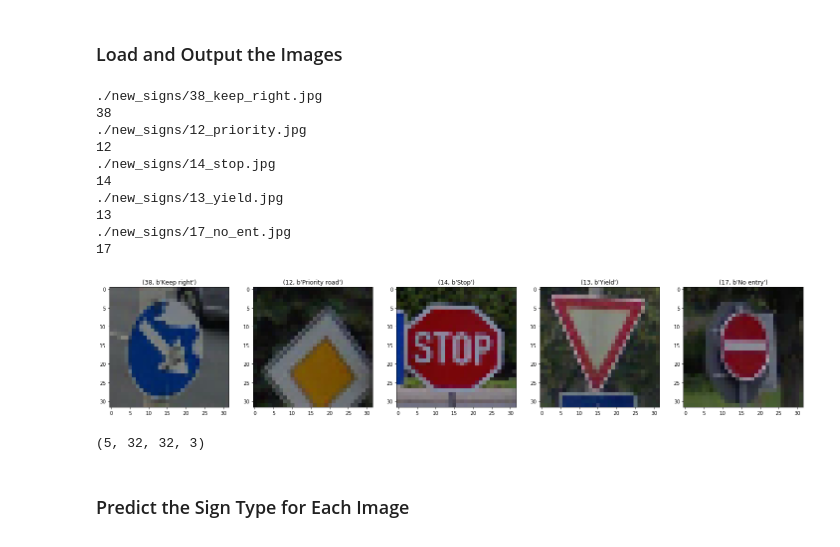
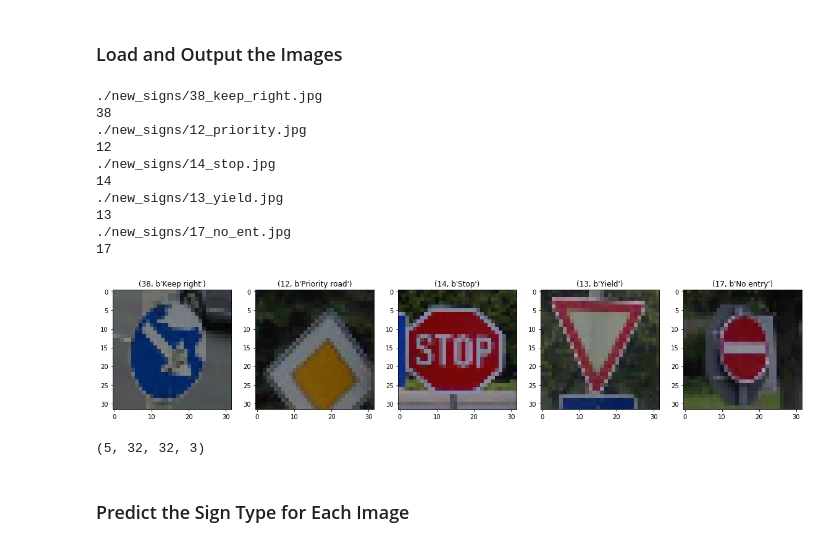
Before and after one commit to zhuangh/CarND-Traffic-Sign-Classifier-Project, a Jupyter notebook: Traffic_Sign_Classifier.ipynb, the cells around one changed output. Drawn from its saved outputs; the diff is of its cells as text; code cells hidden in the pictures.

```diff
--- a/Traffic_Sign_Classifier.ipynb
+++ b/Traffic_Sign_Classifier.ipynb
@@ -374,17 +336,10 @@ images_gray = {}
 labels_gray = {}
 for i in range(len(index_select)):
     index = index_select[i]
-    #.append(index)
     #print(label_name[y_train[index]])
     labels_gray[i] = label_name[y_train[index]][1].decode('ascii')
     images_gray[i] = X_train_gray[index]
 
-"""
-for i in range(plt_sz):
-    index = random.randint(0, n_train-1)
-    labels_gray[i] = label_name[y_train[index]][1].decode('ascii')
-    images_gray[i] = X_train_gray[index]
-"""
 
 plot_sign_images(images_gray, int(plt_sz/plt_per_line), plt_per_line , labels_gray, cmap='gray')
 # %% [output]
@@ -500,11 +455,6 @@ y_train = y_train_aug
 X_test = X_test_gray_norm
 X_valid = X_valid_gray_norm
 print(X_train.shape)
-"""
-X_train = X_train_rgb
-X_test = X_test_rgb
-X_valid = X_valid_rgb
-"""
 image_channels = X_train.shape[3]
 print("Image channels used:", image_channels)
 
@@ -636,8 +587,6 @@ import matplotlib.image as mpimg
 
 signs_from_web = []
 labels = []
-
-
 web_images = glob.glob('./new_signs/*.jpg')
 sign_names = label_name
 
@@ -648,58 +597,43 @@ for file in web_images:
     print(label)
     labels.append(label)
     img = mpimg.imread(file)
-    #print(img)
-    #plt.figure()
-    #plt.imshow(img)
-    #img =  cv2.cvtColor(cv2.imread(file), 1)#cv2.COLOR_BGR2RGB)
     resized_image = cv2.resize(img, (32, 32))
     signs_from_web.append(resized_image)
 
-def draw_images(data, images_per_line=7, squeeze=False, cmap=None):
+def draw_images(data, images_per_line=5, squeeze=False, cmap=None):
     for offset in range(0, len(data), images_per_line):
         batch = data[offset:offset + images_per_line]
-        fig = plt.figure(figsize = (25,5))
+        fig = plt.figure(figsize = (20,4))
         for i in range(len(batch)):
             axis = fig.add_subplot(1, len(batch), i + 1)
-            if labels[offset+i] < len(sign_names):
-                axis.set_title(sign_names[labels[offset+i]])
-            else:
-                axis.set_title('unknown')
+            axis.set_title(sign_names[labels[offset+i]])
             image = batch[i]
             if squeeze:
                 image = image.squeeze()
             if cmap == None:
                 axis.imshow(image)
             else:
                 axis.imshow(image.squeeze(), cmap=cmap)
         plt.show()
 
 draw_images(signs_from_web)
-
-def process_images(images):
-    ret = []
-    for it in images:
-        ret.append(imageToGray(it))
-    return ret
-
-#X_from_web = process_images(signs_from_web)
 signs_from_web=np.array(signs_from_web)
 print(signs_from_web.shape)
 X_from_web = np.sum(signs_from_web/3, axis=3, keepdims=True)
 X_from_web = (X_from_web - 128)/128
 y_from_web = labels
 # %% [output]
 ./new_signs/38_keep_right.jpg
 38
 ./new_signs/12_priority.jpg
 12
 ./new_signs/14_stop.jpg
 14
 ./new_signs/13_yield.jpg
 13
 ./new_signs/17_no_ent.jpg
 17
-[figure, old version]
+[figure, new version]
 (5, 32, 32, 3)
 # %% [markdown]
 ### Predict the Sign Type for Each Image
```
Also changed, not shown: parts of 10 cells of this notebook, 20 other files.
